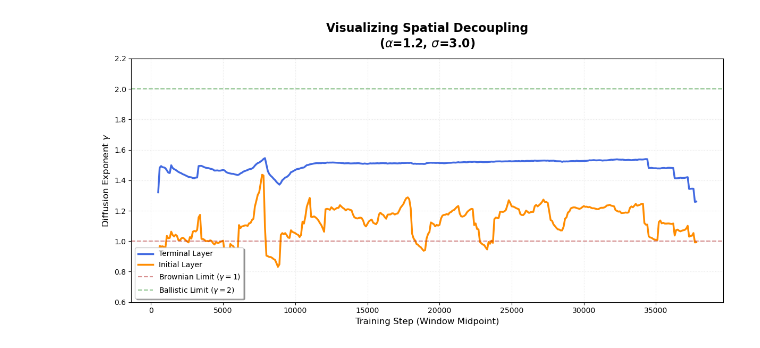
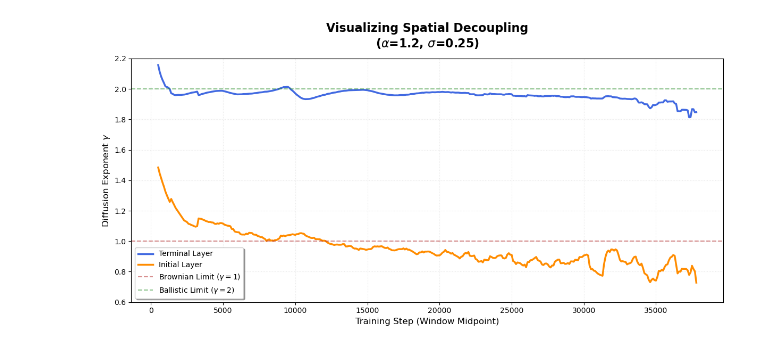
Before and after one commit to YiHaoFromEarth/ht-initialisation-dynamics, a Jupyter notebook: plots.ipynb, the cells around one changed output. Saved outputs shown, nothing was run; the diff lists cells and outputs as text; code cells hidden in the pictures.

```diff
--- a/plots.ipynb
+++ b/plots.ipynb
@@ -441,9 +701,4 @@ Diffusion Exponent (gamma) for classifier.weight: 1.99
 # %%
-import pandas as pd
-import numpy as np
-from scipy.stats import linregress
-import matplotlib.pyplot as plt
-
 def calculate_rolling_tamsd(msd_df, layer_name, alpha=1.2, sigma=0.25,
                            window_size=2000, stride=200):
     """
@@ -482,8 +737,8 @@ def calculate_rolling_tamsd(msd_df, layer_name, alpha=1.2, sigma=0.25,
 # 1. Setup and Data Loading
 msd_df = pd.read_parquet("displacement_database.parquet")
 ALPHA_VAL = 1.2
-SIGMA_VAL = 3.0
-layer_engine = "features.16.weight"   # The Terminal Layer
+SIGMA_VAL = 0.25
+layer_engine = "classifier.weight"   # The Terminal Layer
 layer_reservoir = "features.0.weight" # The Initial Layer
 
 # 2. Compute Dynamics for both
@@ -491,32 +746,32 @@ rolling_engine = calculate_rolling_tamsd(msd_df, layer_engine, alpha=ALPHA_VAL,
 rolling_reservoir = calculate_rolling_tamsd(msd_df, layer_reservoir, alpha=ALPHA_VAL, sigma=SIGMA_VAL)
 
 # 3. Plotting
 plt.figure(figsize=(12, 6))
 
 # The Engine (Blue)
 plt.plot(rolling_engine['step'], rolling_engine['gamma'],
          color='royalblue', lw=2.5, label='Terminal Layer')
 
 # The Reservoir (Orange)
 plt.plot(rolling_reservoir['step'], rolling_reservoir['gamma'],
          color='darkorange', lw=2.5, label='Initial Layer')
 
 # Physics Reference Lines
 plt.axhline(y=1.0, color='firebrick', linestyle='--', alpha=0.5, label='Brownian Limit ($\gamma=1$)')
 plt.axhline(y=2.0, color='forestgreen', linestyle='--', alpha=0.5, label='Ballistic Limit ($\gamma=2$)')
 
 # Final Polish
 plt.title(f"Visualizing Spatial Decoupling\n($\\alpha$={ALPHA_VAL}, $\\sigma$={SIGMA_VAL})",
           fontsize=16, fontweight='bold', pad=15)
 plt.xlabel("Training Step (Window Midpoint)", fontsize=12)
 plt.ylabel(r"Diffusion Exponent $\gamma$", fontsize=12)
 plt.ylim(0.6, 2.2)
 plt.grid(True, which="both", ls=":", alpha=0.3)
 plt.legend(loc='lower left', frameon=True, shadow=True)
 
 plt.tight_layout()
 plt.savefig("diffusion_curve.pdf", bbox_inches="tight")  # Save as PDF for high quality
 plt.show()
 # %% [output]
-[figure, old version]
+[figure, new version]
 # %%
```
Also changed, not shown: parts of 11 cells of this notebook, 13 other files.
